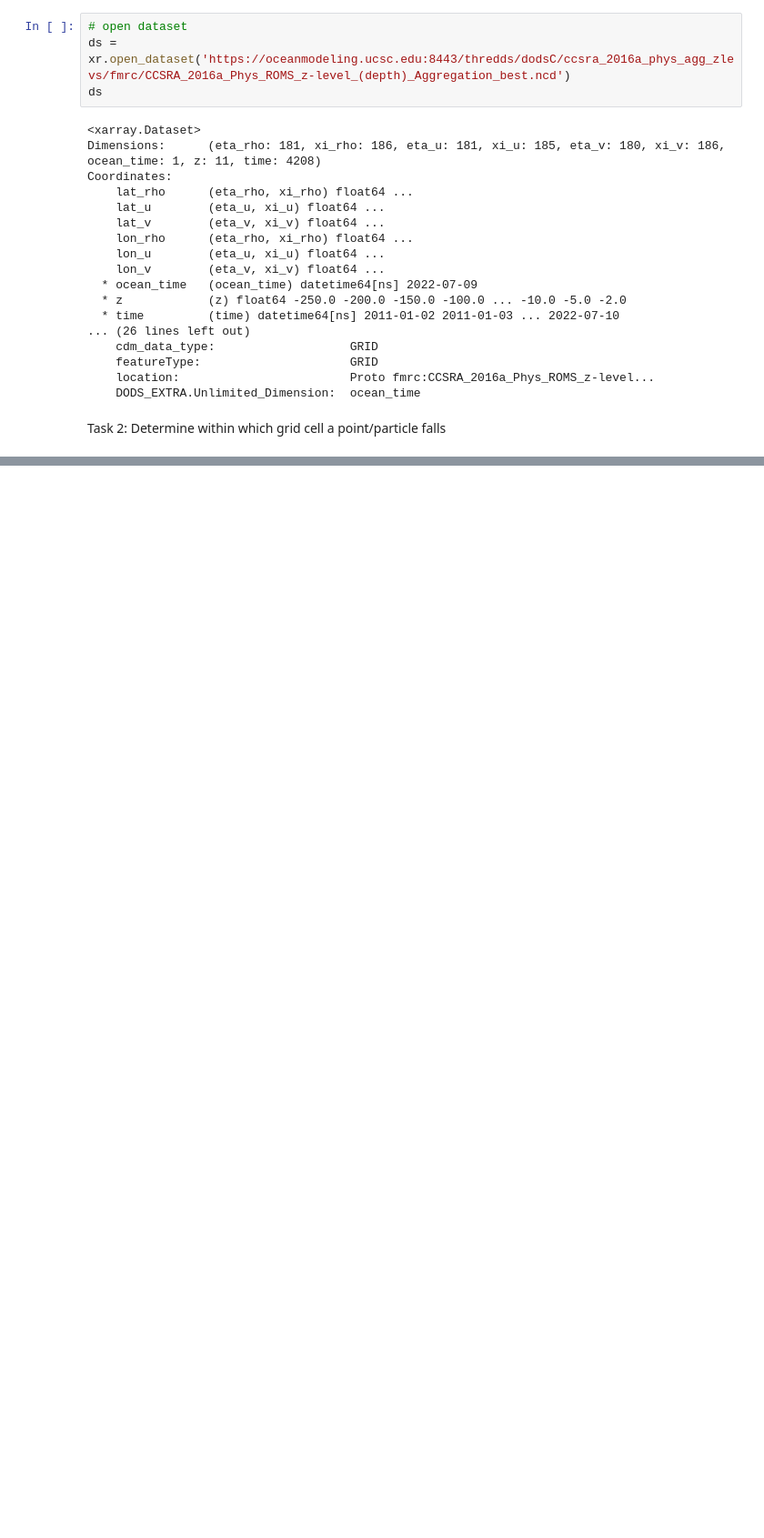
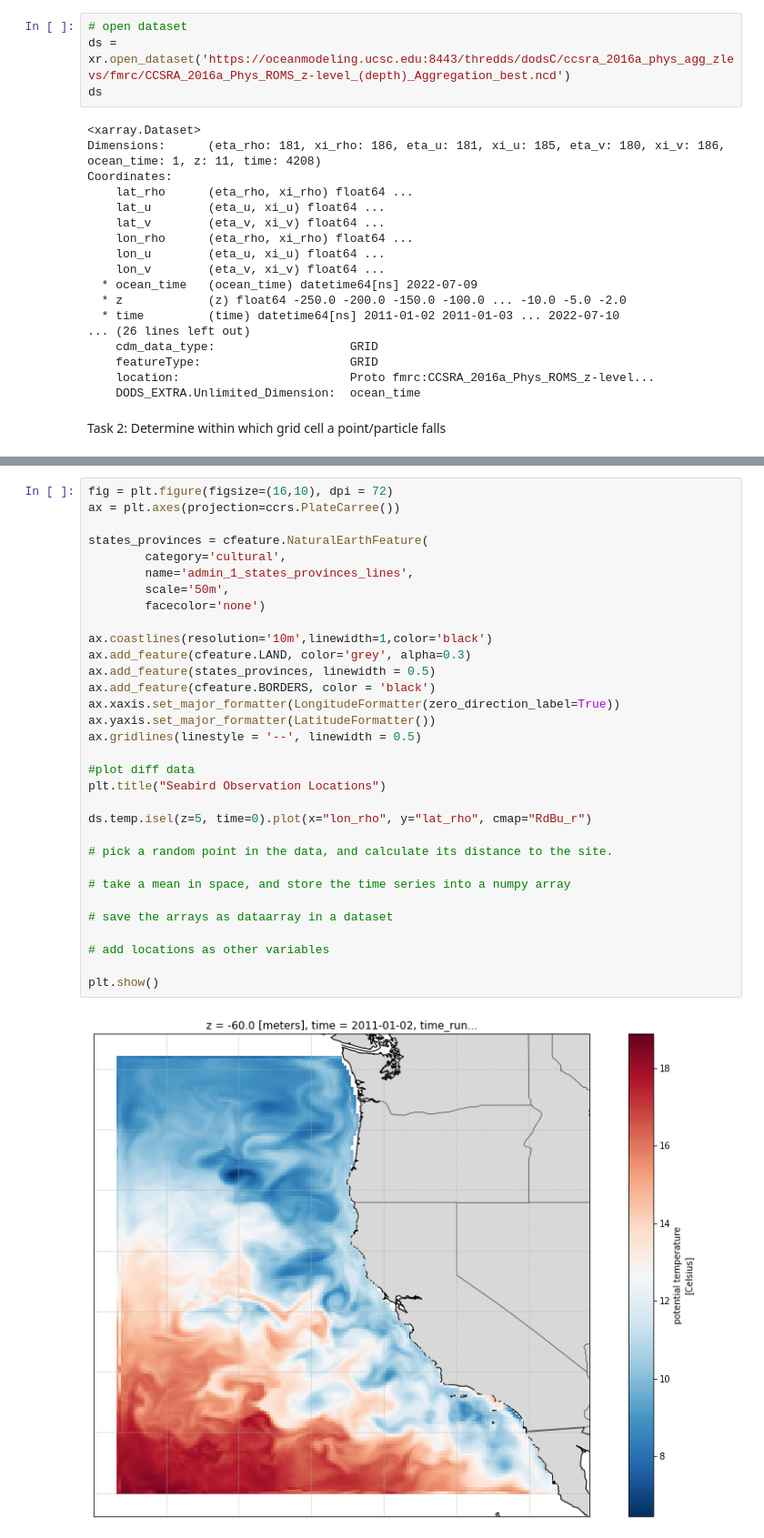
Before and after one commit to marisolgr/2022_SummerInternship_FarallonInstitute, a Jupyter notebook: particle_tracking/drafting.ipynb, the cells around one changed output, grey strips where cells are left out. Shown at 91% size. Cells and saved outputs as stored; diff of their text form; blank space fills up the shorter version.

```diff
--- a/particle_tracking/drafting.ipynb
+++ b/particle_tracking/drafting.ipynb
@@ -44,0 +50,34 @@ ds.temp.isel(z=0, time=0).plot(x="lon_rho", y="lat_rho", cmap="RdBu_r")
+# %%
+fig = plt.figure(figsize=(16,10), dpi = 72)
+ax = plt.axes(projection=ccrs.PlateCarree())
+
+states_provinces = cfeature.NaturalEarthFeature(
+        category='cultural',
+        name='admin_1_states_provinces_lines',
+        scale='50m',
+        facecolor='none')
+
+ax.coastlines(resolution='10m',linewidth=1,color='black')
+ax.add_feature(cfeature.LAND, color='grey', alpha=0.3)
+ax.add_feature(states_provinces, linewidth = 0.5)
+ax.add_feature(cfeature.BORDERS, color = 'black')
+ax.xaxis.set_major_formatter(LongitudeFormatter(zero_direction_label=True))
+ax.yaxis.set_major_formatter(LatitudeFormatter())
+ax.gridlines(linestyle = '--', linewidth = 0.5)
+
+#plot diff data
+plt.title("Seabird Observation Locations")
+
+ds.temp.isel(z=5, time=0).plot(x="lon_rho", y="lat_rho", cmap="RdBu_r")
+
+# pick a random point in the data, and calculate its distance to the site.
+
+# take a mean in space, and store the time series into a numpy array
+
+# save the arrays as dataarray in a dataset
+
+# add locations as other variables
+
+plt.show()
+# %% [output]
+[figure, added]
```
Also changed, not shown: parts of 2 cells of this notebook, 1 other file.
